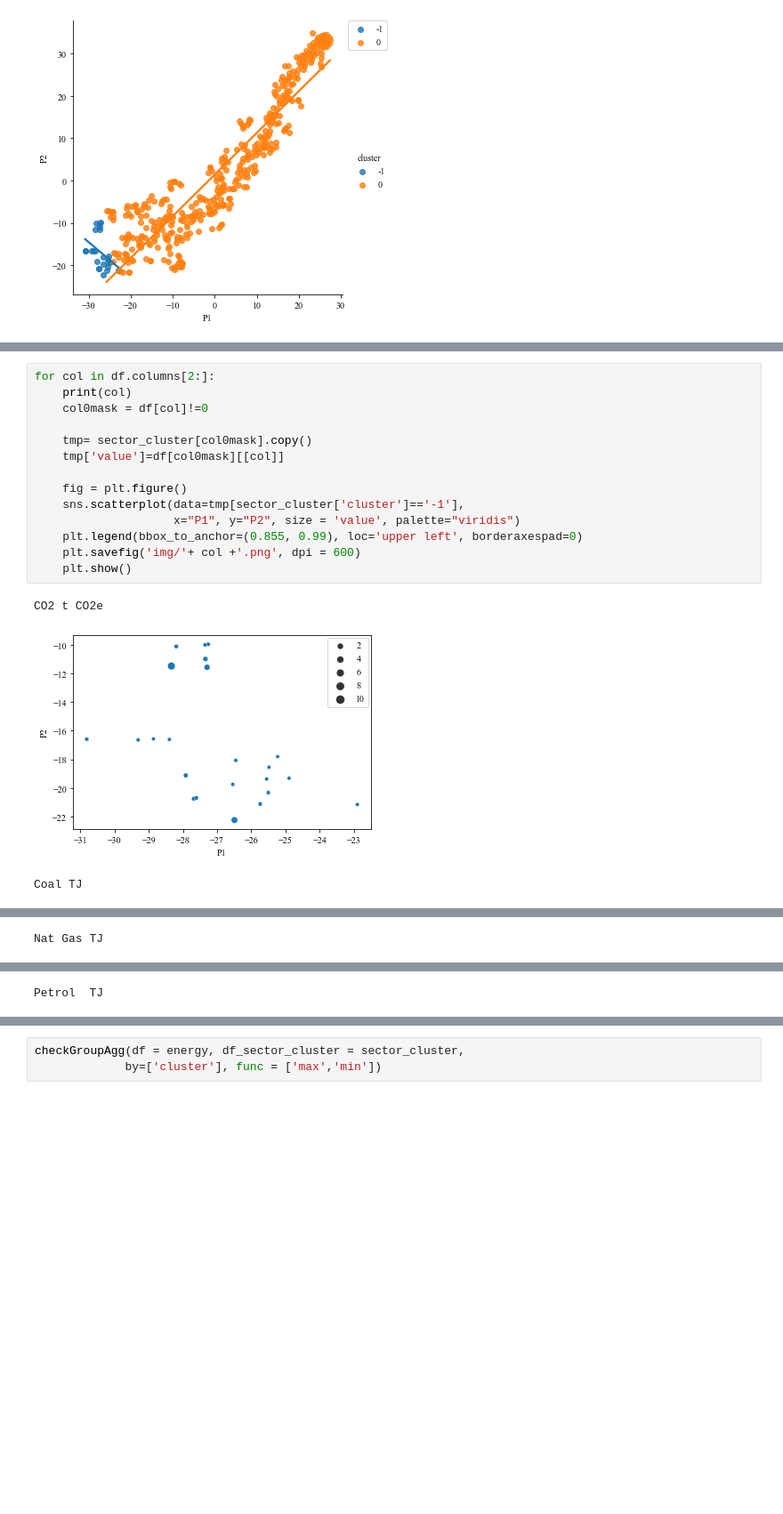
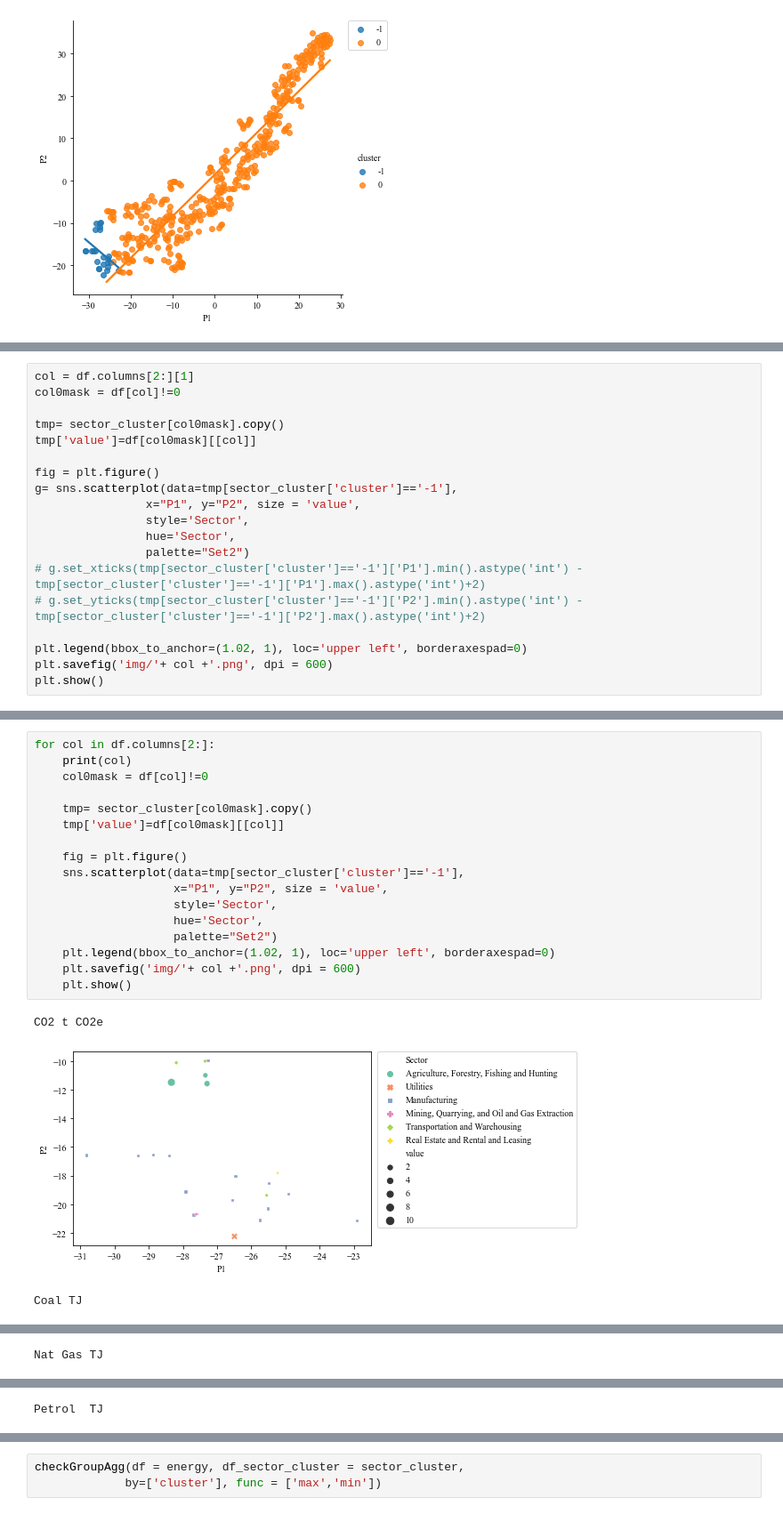
Before and after one commit to WeiquanLuo/LCA-PetFoodSupplyChain2, a Jupyter notebook: cluster.ipynb, the cells around one changed output, grey strips where cells are left out. Shown: that part at 89% size. Cells and saved outputs as stored; diff of their text form; blank space fills up the shorter version.

```diff
--- a/cluster.ipynb
+++ b/cluster.ipynb
@@ -172,0 +178,19 @@ plot_lm(sector_cluster, hue="cluster", if_ledgend= True)
+# %%
+col = df.columns[2:][1]
+col0mask = df[col]!=0
+
+tmp= sector_cluster[col0mask].copy()
+tmp['value']=df[col0mask][[col]]
+
+fig = plt.figure()
+g= sns.scatterplot(data=tmp[sector_cluster['cluster']=='-1'],
+                x="P1", y="P2", size = 'value',
+                style='Sector',
+                hue='Sector',
+                palette="Set2")
+# g.set_xticks(tmp[sector_cluster['cluster']=='-1']['P1'].min().astype('int') - tmp[sector_cluster['cluster']=='-1']['P1'].max().astype('int')+2)
+# g.set_yticks(tmp[sector_cluster['cluster']=='-1']['P2'].min().astype('int') - tmp[sector_cluster['cluster']=='-1']['P2'].max().astype('int')+2)
+
+plt.legend(bbox_to_anchor=(1.02, 1), loc='upper left', borderaxespad=0)
+plt.savefig('img/'+ col +'.png', dpi = 600)
+plt.show()
@@ -173,18 +199,21 @@ plot_lm(sector_cluster, hue="cluster", if_ledgend= True)
 # %%
 for col in df.columns[2:]:
     print(col)
     col0mask = df[col]!=0
 
     tmp= sector_cluster[col0mask].copy()
     tmp['value']=df[col0mask][[col]]
 
     fig = plt.figure()
     sns.scatterplot(data=tmp[sector_cluster['cluster']=='-1'],
-                    x="P1", y="P2", size = 'value', palette="viridis")
-    plt.legend(bbox_to_anchor=(0.855, 0.99), loc='upper left', borderaxespad=0)
+                    x="P1", y="P2", size = 'value',
+                    style='Sector',
+                    hue='Sector',
+                    palette="Set2")
+    plt.legend(bbox_to_anchor=(1.02, 1), loc='upper left', borderaxespad=0)
     plt.savefig('img/'+ col +'.png', dpi = 600)
     plt.show()
 # %% [output]
 CO2 t CO2e
-[figure, old version]
+[figure, new version]
 Coal TJ
```
Also changed, not shown: parts of 6 cells of this notebook, 7 other files.
